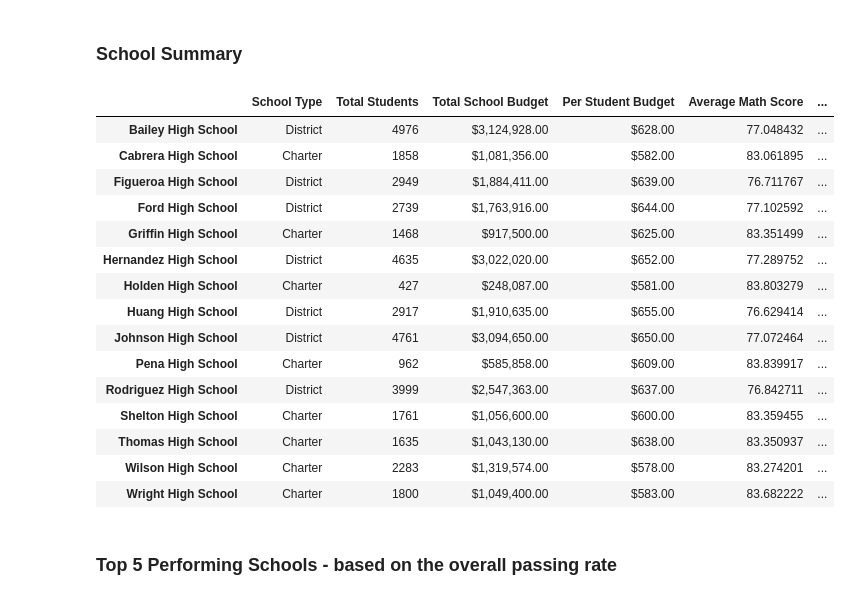
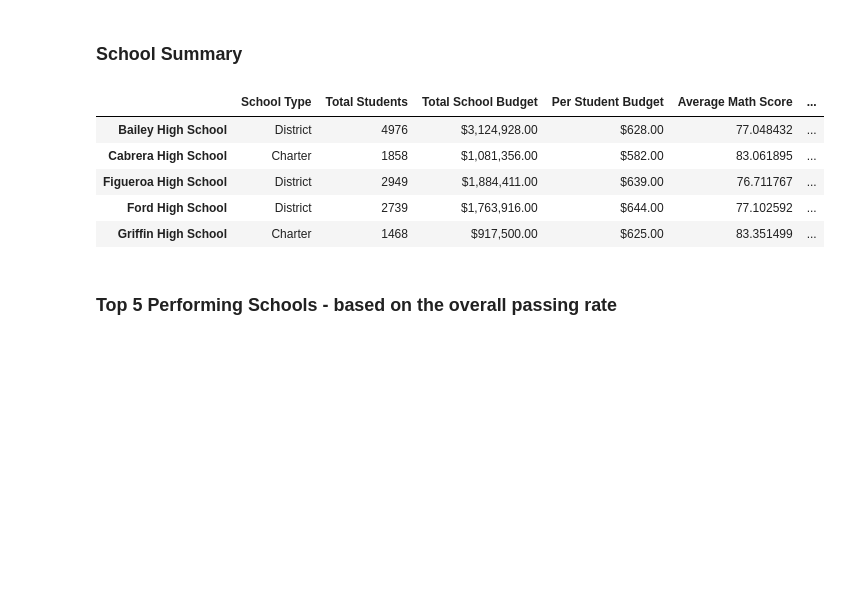
Before and after one commit to Govind-Patwal/School_District_Analysis, a Jupyter notebook: PyCitySchools_Challenge.ipynb, the cells around one changed output. Cells and saved outputs as stored; diff of their text form; code cells hidden in the pictures; blank space fills up the shorter version.

```diff
--- a/PyCitySchools_Challenge.ipynb
+++ b/PyCitySchools_Challenge.ipynb
@@ -239,44 +239,34 @@ per_passing_math_reading = school_data_complete_df[(school_data_complete_df["mat
 # Calculate the number of students who passed both math and reading.
 per_passing_math_reading = per_passing_math_reading.groupby(["school_name"]).count()["student_name"]
 
 # Calculate the overall passing percentage.
 per_overall_passing_percentage = per_passing_math_reading / per_school_counts * 100
 
 # Adding a list of values with keys to create a new DataFrame.
 per_school_summary_df = pd.DataFrame({
              "School Type": per_school_types,
              "Total Students": per_school_counts,
              "Total School Budget": per_school_budget,
              "Per Student Budget": per_school_capita,
              "Average Math Score": per_school_math,
              "Average Reading Score": per_school_reading,
              "% Passing Math": per_school_passing_math,
              "% Passing Reading": per_school_passing_reading,
              "% Overall Passing": per_overall_passing_percentage})
 
 # Format the Total School Budget and the Per Student Budget columns.
 per_school_summary_df["Total School Budget"] = per_school_summary_df["Total School Budget"].map("${:,.2f}".format)
 per_school_summary_df["Per Student Budget"] = per_school_summary_df["Per Student Budget"].map("${:,.2f}".format)
 
 # Display the data frame
-per_school_summary_df
+per_school_summary_df.head()
 # %% [output]
 |  | School Type | Total Students | Total School Budget | Per Student Budget | Average Math Score | ... |
 | Bailey High School | District | 4976 | $3,124,928.00 | $628.00 | 77.048432 | ... |
 | Cabrera High School | Charter | 1858 | $1,081,356.00 | $582.00 | 83.061895 | ... |
 | Figueroa High School | District | 2949 | $1,884,411.00 | $639.00 | 76.711767 | ... |
 | Ford High School | District | 2739 | $1,763,916.00 | $644.00 | 77.102592 | ... |
 | Griffin High School | Charter | 1468 | $917,500.00 | $625.00 | 83.351499 | ... |
-| Hernandez High School | District | 4635 | $3,022,020.00 | $652.00 | 77.289752 | ... |
-| Holden High School | Charter | 427 | $248,087.00 | $581.00 | 83.803279 | ... |
-| Huang High School | District | 2917 | $1,910,635.00 | $655.00 | 76.629414 | ... |
-| Johnson High School | District | 4761 | $3,094,650.00 | $650.00 | 77.072464 | ... |
-| Pena High School | Charter | 962 | $585,858.00 | $609.00 | 83.839917 | ... |
-| Rodriguez High School | District | 3999 | $2,547,363.00 | $637.00 | 76.842711 | ... |
-| Shelton High School | Charter | 1761 | $1,056,600.00 | $600.00 | 83.359455 | ... |
-| Thomas High School | Charter | 1635 | $1,043,130.00 | $638.00 | 83.350937 | ... |
-| Wilson High School | Charter | 2283 | $1,319,574.00 | $578.00 | 83.274201 | ... |
-| Wright High School | Charter | 1800 | $1,049,400.00 | $583.00 | 83.682222 | ... |
 # %% [markdown]
 ### Top 5 Performing Schools -  based on the overall passing rate
 # %%
```
Also changed, not shown: parts of 1 cell of this notebook, 3 other files.
